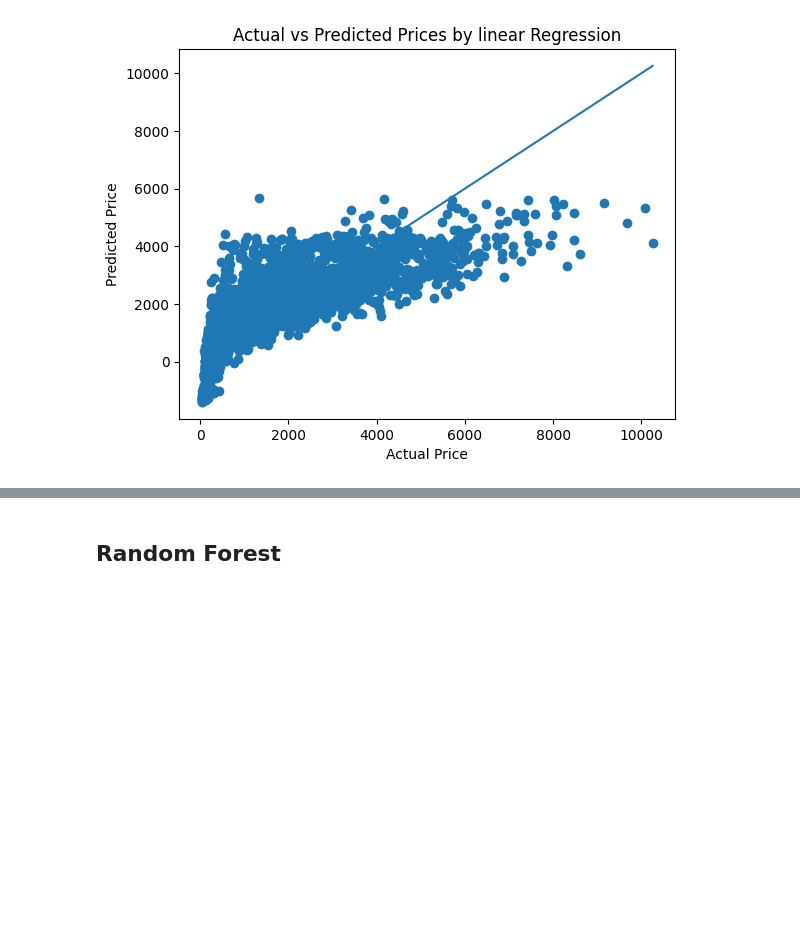
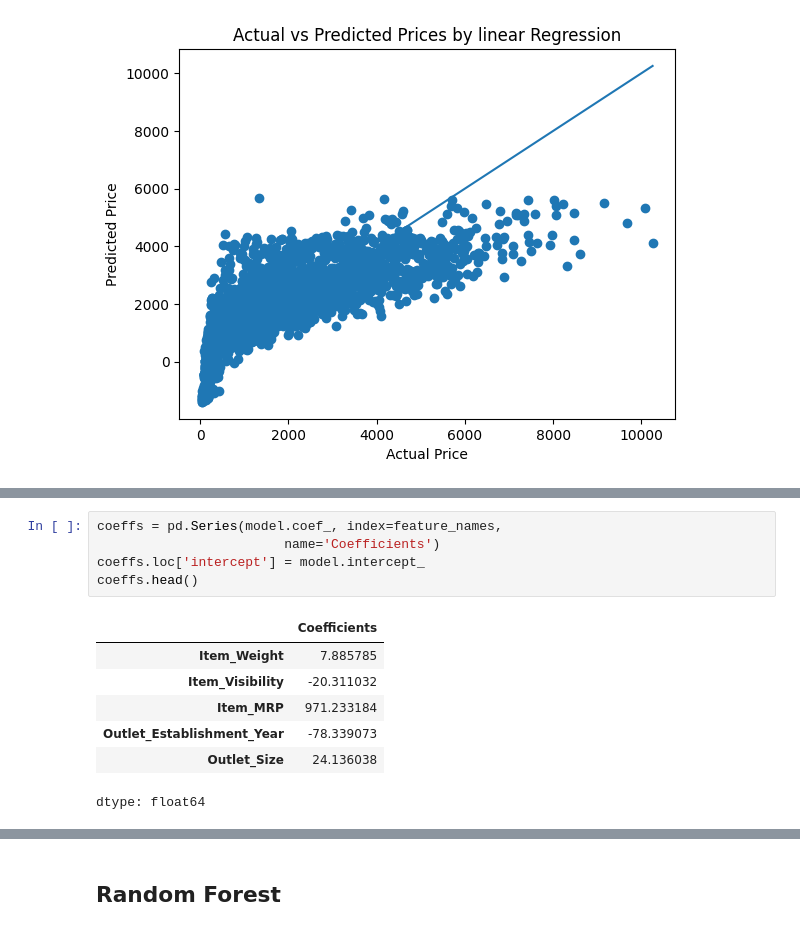
Before and after one commit to abeeraz379/Prediction-of-Product-sales, a Jupyter notebook: prediction of product sales.ipynb, the cells around one changed output, grey strips where cells are left out. Drawn from its saved outputs; the diff is of its cells as text; blank space fills up the shorter version.

```diff
--- a/prediction of product sales.ipynb
+++ b/prediction of product sales.ipynb
@@ -1616,0 +1637,13 @@ plt.show()
+# %%
+coeffs = pd.Series(model.coef_, index=feature_names,
+                        name='Coefficients')
+coeffs.loc['intercept'] = model.intercept_
+coeffs.head()
+# %% [output]
+|  | Coefficients |
+| Item_Weight | 7.885785 |
+| Item_Visibility | -20.311032 |
+| Item_MRP | 971.233184 |
+| Outlet_Establishment_Year | -78.339073 |
+| Outlet_Size | 24.136038 |
+dtype: float64
```
Also changed, not shown: parts of 17 cells of this notebook.
